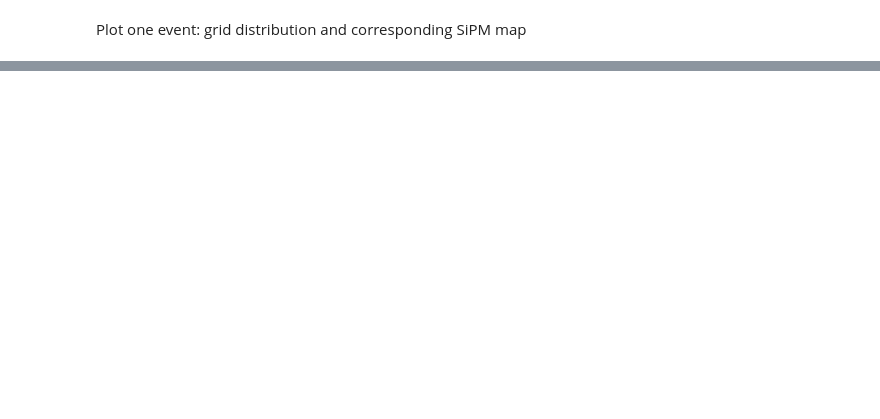
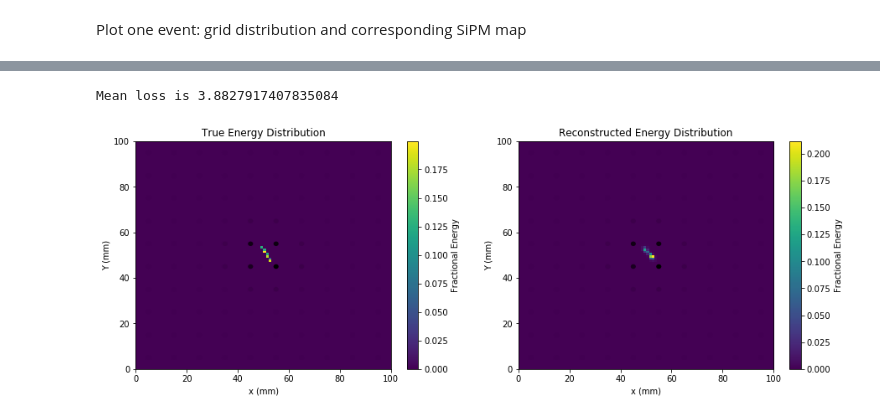
Before and after one commit to jerenner/next-deeplearning-analysis, a Jupyter notebook: NEXT_trackreconstruction.ipynb, the cells around one changed output, grey strips where cells are left out. Saved outputs shown, nothing was run; the diff lists cells and outputs as text; code cells hidden in the pictures; blank space fills up the shorter version.

```diff
--- a/NEXT_trackreconstruction.ipynb
+++ b/NEXT_trackreconstruction.ipynb
@@ -38,7 +41,7 @@ import sys
 Define the 3D grid extent and range limits. Note that we have two potentially different voxel sizes: those in which the Geant4 events were originally voxelized ("Geant4 voxels") and those we are using for x-y projections ("projection voxels" - defined below).
 # %%
 # Number of events to read.
-nevtsTrain = 38000
+nevtsTrain = 30000
 nevtsTest = 2000
 
 # SiPM plane geometry definition
@@ -98,7 +101,7 @@ def read_events(file_name,nevts_train,nevts_test,map_size,grid_size):
 
     # Open the HDF5 file.
     evt_file = h5py.File(file_name,'r')
-    tot_evts = int(len(evt_file)/3)
+    tot_evts = int(len(evt_file)/5)
 
     # Make sure we have specified valid event numbers.
     if(nevts_train+nevts_test > tot_evts):
@@ -126,6 +129,10 @@ def read_events(file_name,nevts_train,nevts_test,map_size,grid_size):
     y_train = np.zeros([nevts_train,grid_size])
     y_test = np.zeros([nevts_test,grid_size])
 
+    enum_test = np.zeros(nevts_test)
+    xc_test = np.zeros(nevts_test)
+    yc_test = np.zeros(nevts_test)
+
     # Start reading the events.
     print("{0} events available".format(tot_evts))
     nevents = min(tot_evts,nevts_train+nevts_test)
@@ -135,6 +142,8 @@ def read_events(file_name,nevts_train,nevts_test,map_size,grid_size):
         slice_obj = evt_file["slice{0}".format(ee)]
         map_obj = evt_file["sipm{0}".format(ee)]
         evtnum_obj = evt_file["evtNum{0}".format(ee)]
+        xc_obj = evt_file["xc{0}".format(ee)]
+        yc_obj = evt_file["yc{0}".format(ee)]
 
         # Create the grid.
         xslices = slice_obj[0]; yslices = slice_obj[1]; eslices = slice_obj[2]
@@ -147,14 +156,17 @@ def read_events(file_name,nevts_train,nevts_test,map_size,grid_size):
         if(ee >= nevts_train):
             x_test[ee-nevts_train] = map_obj
             y_test[ee-nevts_train] = slice_grid
+            enum_test[ee-nevts_train] = evtnum_obj[0]
+            xc_test[ee-nevts_train] = xc_obj[0]
+            yc_test[ee-nevts_train] = yc_obj[0]
         else:
             x_train[ee] = map_obj
             y_train[ee] = slice_grid
 
     evt_file.close()
 
-    return (x_train, y_train, x_test, y_test)
+    return (x_train, y_train, x_test, y_test, enum_test, xc_test, yc_test)
 # %% [markdown]
 ## Read in the data and train the DNN
 # %%
-x_train, y_train, x_test, y_test = read_events("data/slices.h5",nevtsTrain,nevtsTest,mapSize,gridSize)
+x_train, y_train, x_test, y_test, enum_test, xc_test, yc_test = read_events("data/slices.h5",nevtsTrain,nevtsTest,mapSize,gridSize)
@@ -227,10 +280,12 @@ hist=model.fit(x_train, y_train, epochs=10, batch_size=50, validation_data=(x_te
 loss_and_metrics = model.evaluate(x_test, y_test);
 y_pred = model.predict(x_test, batch_size=32, verbose=0)
 print("\nMean loss is {0}".format(loss_and_metrics))
+# %% [output]
+Mean loss is 3.8827917407835084
 # %%
-# Plot true vs. reconstructed for a test event.
+# Plot true vs. reconstructed for a test slice.
 pevt = np.random.randint(0,1999)
-pevt = 19
+pevt = 15
 xarr = x_test[pevt]
 y_true = y_test[pevt]
 y_calc = y_pred[pevt]
@@ -264,30 +319,32 @@ sp3 = ax1.imshow(grid_true, extent=extent, interpolation='none', aspect='auto',
 ax1.set_xlabel("x (mm)")
 ax1.set_ylabel("Y (mm)")
 ax1.set_title("True Energy Distribution")
 cbp3 = plt.colorbar(sp3);
 cbp3.set_label('Fractional Energy');
 
 # Plot the grid.
 ax1 = fig.add_subplot(122);
 ax1.axis([0, xlen, 0, ylen]);
 probs = (xarr - min(xarr))
 probs /= max(probs)
 for x,y,p in zip(pos_x, pos_y, probs):
 
     # Set up the location; note we must invert y due to a pi rotation
     #  about the x-axis.
     r = Ellipse(xy=(x,y), width=2., height=2.);
     r.set_facecolor('0');
     r.set_alpha(0.02 + 0.98*p);
     ax1.add_artist(r);
 ax1.set_xlabel("x (mm)")
 ax1.set_ylabel("Y (mm)")
 
 ax2 = fig.add_subplot(122)
 grid_calc = np.reshape(y_calc,(-1,RNG_LIM))
 sp3 = ax2.imshow(grid_calc, extent=extent, interpolation='none', aspect='auto', origin='lower')
 ax2.set_xlabel("x (mm)")
 ax2.set_ylabel("Y (mm)")
 ax2.set_title("Reconstructed Energy Distribution")
 cbp3 = plt.colorbar(sp3);
 cbp3.set_label('Fractional Energy');
+# %% [output]
+[figure, added]
```
Also changed, not shown: parts of 10 cells of this notebook.
